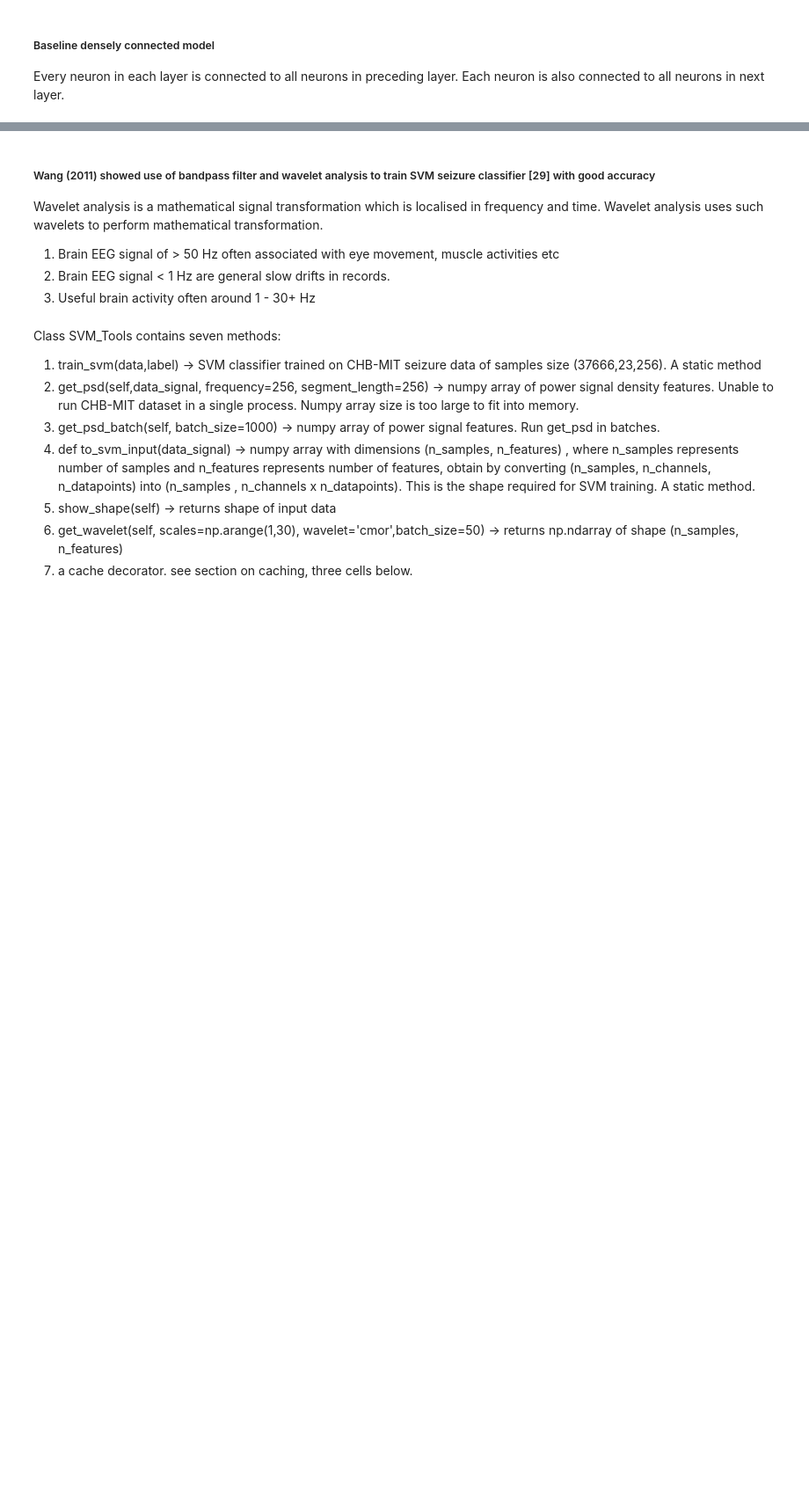
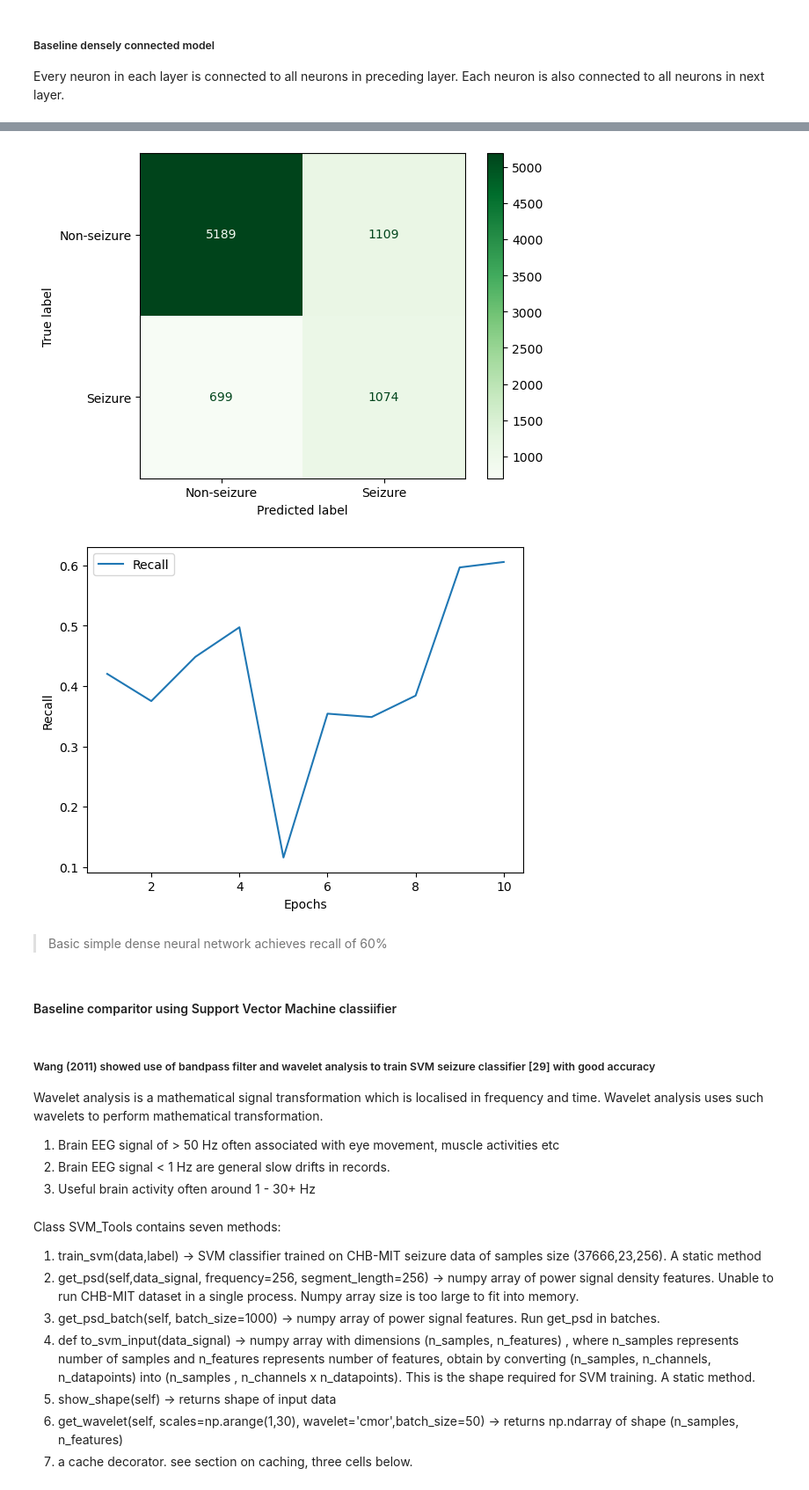
Before and after one commit to uol5/CM3070_SeizureDetection, a Jupyter notebook: seizure.ipynb, the cells around one changed output, grey strips where cells are left out. Shown at 88% size. Drawn from its saved outputs; the diff is of its cells as text; code cells hidden in the pictures; blank space fills up the shorter version.

```diff
--- a/seizure.ipynb
+++ b/seizure.ipynb
@@ -167,0 +189,4 @@ Test MAE: [0.49401986598968506, 0.252445787191391]
+# %%
+# Training on training data
+base_nn = BaseDense(train_signals,train_labels,val_signals,val_labels)
+base_nn.train()
@@ -167,0 +211,4 @@ Test MAE: [0.49401986598968506, 0.252445787191391]
+# %%
+# Evaluating on validation data
+base_nn.evaluate()
+# %% [output]
@@ -168,3 +220,9 @@ Test MAE: [0.49401986598968506, 0.252445787191391]
+[figure, added]
+[figure, added]
+# %% [markdown]
+> Basic simple dense neural network achieves recall of 60%
+# %% [markdown]
+#### Baseline comparitor using Support Vector Machine classiifier
 # %% [markdown]
 ##### Wang (2011) showed use of bandpass filter and wavelet analysis to train SVM seizure classifier [29] with good accuracy
 Wavelet analysis is a mathematical signal transformation which is localised in frequency and time. Wavelet analysis uses such wavelets to perform mathematical transformation.
```
Also changed, not shown: parts of 22 cells of this notebook, 1 other file.
